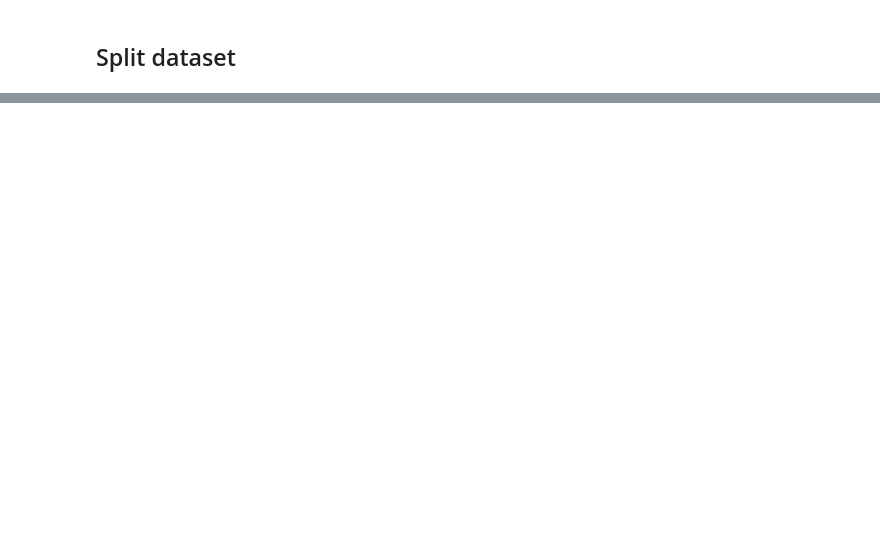
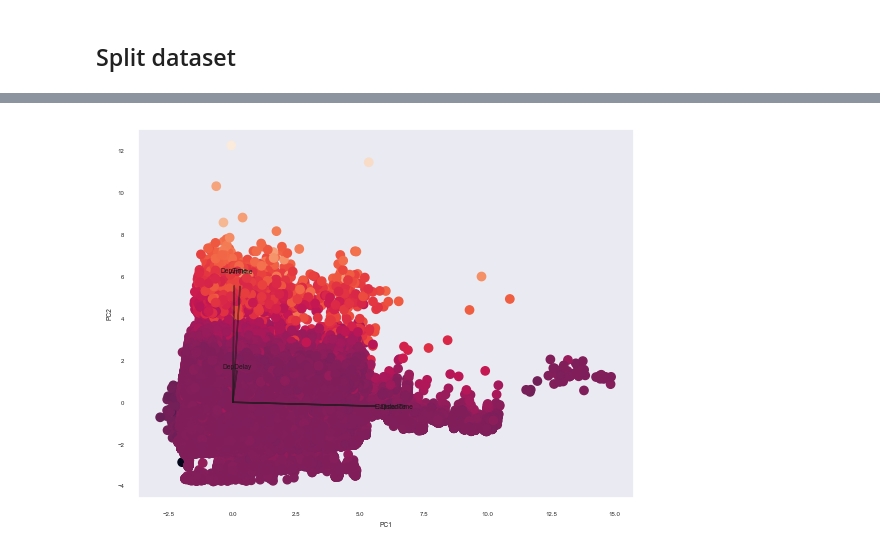
Before and after one commit to Cindyhui22/CS412_project, a Jupyter notebook: CS412_project.ipynb, the cells around one changed output, grey strips where cells are left out. Drawn from its saved outputs; the diff is of its cells as text; code cells hidden in the pictures; blank space fills up the shorter version.

```diff
--- a/CS412_project.ipynb
+++ b/CS412_project.ipynb
@@ -171,0 +298,10 @@ print(y_training.shape, y_val.shape, y_test.shape)
+# %%
+fig = plt.figure(figsize=(150, 8))
+sns.set(font_scale = 0.4)
+ax = sns.heatmap(pca.components_,
+                 cmap='YlGnBu',
+                 yticklabels=[ "PCA"+str(x) for x in range(1,pca.n_components_+1)],
+                 xticklabels=list(X_train.columns),
+                 cbar_kws={"orientation": "horizontal"})
+ax.set_aspect("equal")
+plt.tight_layout()
@@ -171,0 +310,51 @@ print(y_training.shape, y_val.shape, y_test.shape)
+# %%
+# plt.tricontourf(*components.T, y_train, cmap='terrain', levels=100)
+# loadings = pca.components_.T * np.sqrt(pca.explained_variance_)
+
+# fig = plt.scatter(x=components[:, 0], y=components[:, 1], c=y_train)
+# # for i, feature in enumerate(X_train.columns):
+# #     fig.add_annotation(
+# #         ax=0, ay=0,
+# #         axref="x", ayref="y",
+# #         x=loadings[i, 0],
+# #         y=loadings[i, 1],
+# #         showarrow=True,
+# #         arrowsize=2,
+# #         arrowhead=2,
+# #         xanchor="right",
+# #         yanchor="top"
+# #     )
+# #     fig.add_annotation(
+# #         x=loadings[i, 0],
+# #         y=loadings[i, 1],
+# #         ax=0, ay=0,
+# #         xanchor="center",
+# #         yanchor="bottom",
+# #         text=feature,
+# #         yshift=5,
+# #     )
+# plt.xlabel('PC1')
+# plt.ylabel('PC2')
+# plt.colorbar()
+# plt.show()
+
+def myplot(score,coeff):
+    xs = score[:,0]
+    ys = score[:,1]
+    n = 5
+
+    plt.scatter(xs ,ys, c = y_train)
+    for i in range(n):
+        plt.arrow(0, 0, coeff[i,0]*8, coeff[i,1]*8,color = 'k',alpha = 0.5)
+        plt.text(coeff[i,0]* 9, coeff[i,1] * 9, X_train.columns[i], color = 'k', ha = 'center', va = 'center')
+
+fig = plt.figure()
+plt.xlabel("PC{}".format(1))
+plt.ylabel("PC{}".format(2))
+plt.grid()
+
+#Call the function.
+myplot(components[:,0:2], pca.components_.T)
+plt.show()
+# %% [output]
+[figure, added]
```
Also changed, not shown: parts of 25 cells of this notebook.
